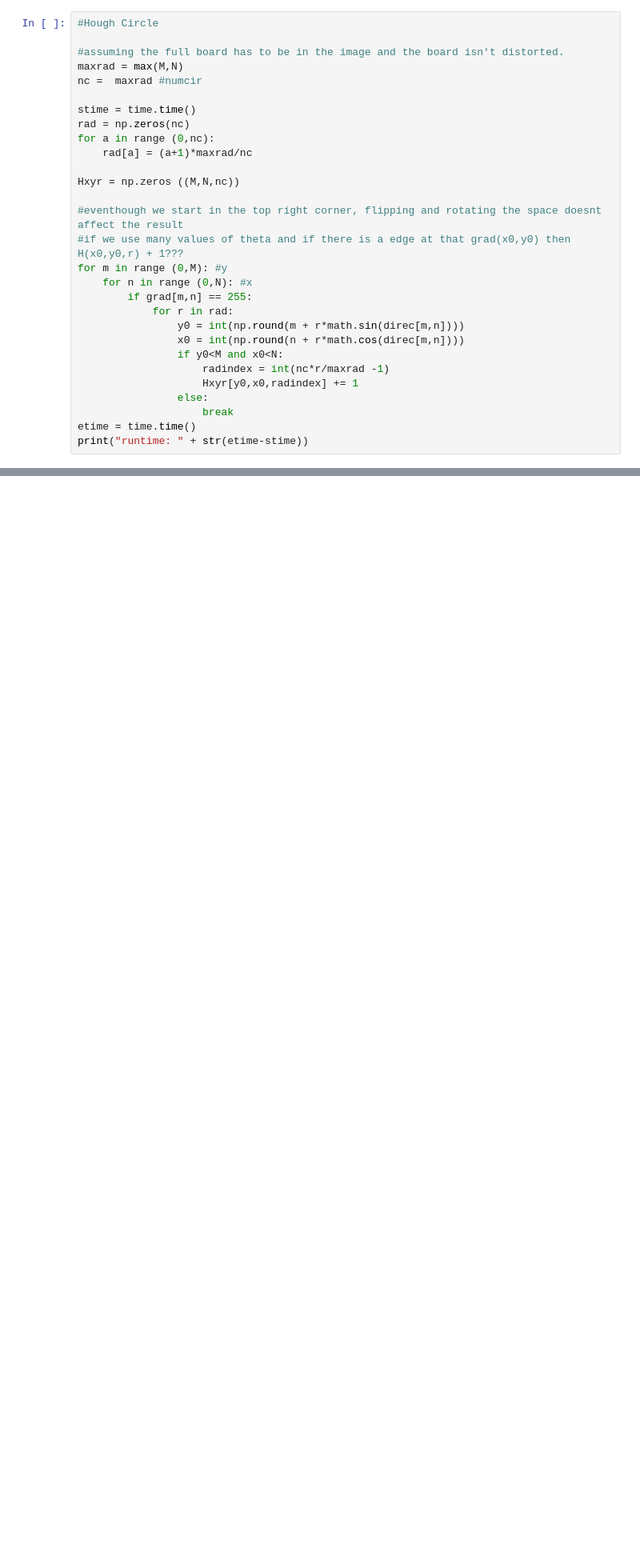
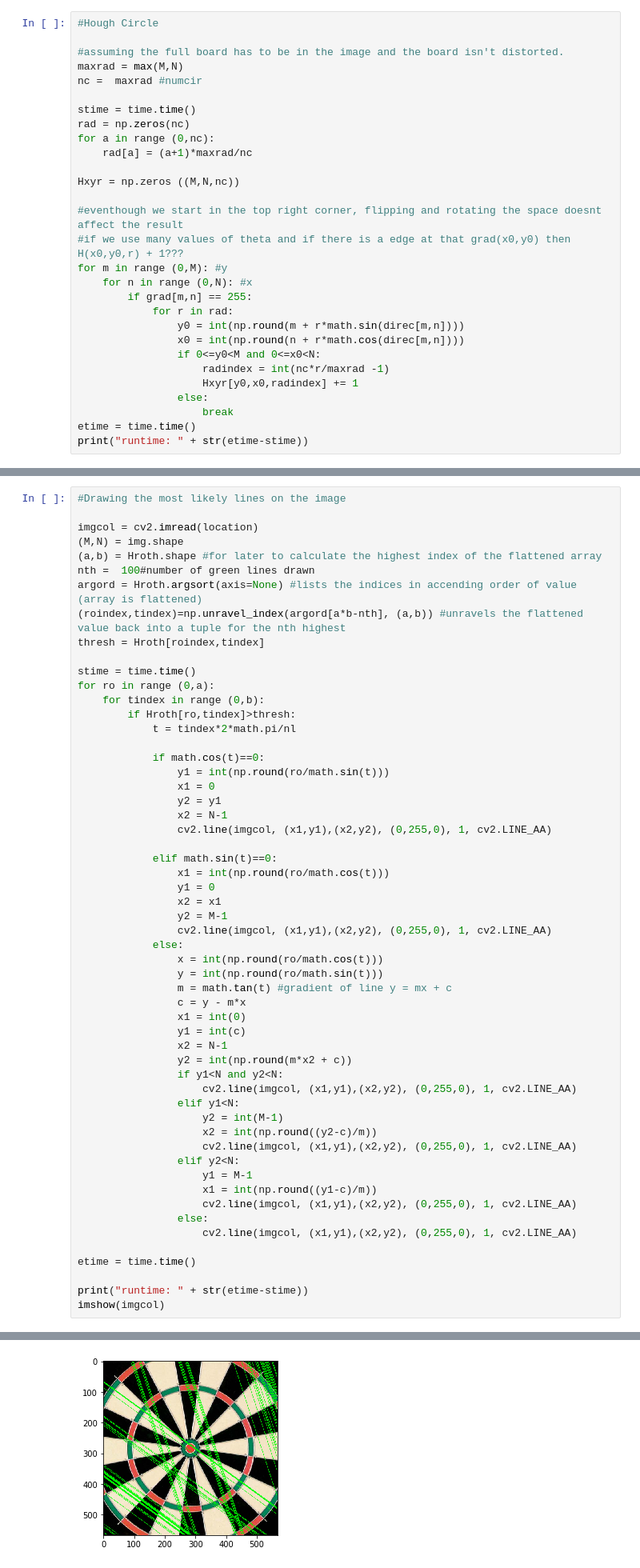
Before and after one commit to kheeran/COMS30121-Image-Processing-and-Computer-Vision, a Jupyter notebook: Q3/Q3.ipynb, the cells around one changed output, grey strips where cells are left out. Shown at 80% size. Drawn from its saved outputs; the diff is of its cells as text; blank space fills up the shorter version.

Commit message:
Q3: Hough line

```diff
--- a/Q3/Q3.ipynb
+++ b/Q3/Q3.ipynb
@@ -58,7 +59,7 @@ for m in range (0,M): #y
             for r in rad:
                 y0 = int(np.round(m + r*math.sin(direc[m,n])))
                 x0 = int(np.round(n + r*math.cos(direc[m,n])))
-                if y0<M and x0<N:
+                if 0<=y0<M and 0<=x0<N:
                     radindex = int(nc*r/maxrad -1)
                     Hxyr[y0,x0,radindex] += 1
                 else:
@@ -117,0 +126,57 @@ array([[[0., 0., 0., ..., 1., 1., 1.],
+# %%
+#Drawing the most likely lines on the image
+
+imgcol = cv2.imread(location)
+(M,N) = img.shape
+(a,b) = Hroth.shape #for later to calculate the highest index of the flattened array
+nth =  100#number of green lines drawn
+argord = Hroth.argsort(axis=None) #lists the indices in accending order of value (array is flattened)
+(roindex,tindex)=np.unravel_index(argord[a*b-nth], (a,b)) #unravels the flattened value back into a tuple for the nth highest
+thresh = Hroth[roindex,tindex]
+
+stime = time.time()
+for ro in range (0,a):
+    for tindex in range (0,b):
+        if Hroth[ro,tindex]>thresh:
+            t = tindex*2*math.pi/nl
+
+            if math.cos(t)==0:
+                y1 = int(np.round(ro/math.sin(t)))
+                x1 = 0
+                y2 = y1
+                x2 = N-1
+                cv2.line(imgcol, (x1,y1),(x2,y2), (0,255,0), 1, cv2.LINE_AA)
+
+            elif math.sin(t)==0:
+                x1 = int(np.round(ro/math.cos(t)))
+                y1 = 0
+                x2 = x1
+                y2 = M-1
+                cv2.line(imgcol, (x1,y1),(x2,y2), (0,255,0), 1, cv2.LINE_AA)
+            else:
+                x = int(np.round(ro/math.cos(t)))
+                y = int(np.round(ro/math.sin(t)))
+                m = math.tan(t) #gradient of line y = mx + c
+                c = y - m*x
+                x1 = int(0)
+                y1 = int(c)
+                x2 = N-1
+                y2 = int(np.round(m*x2 + c))
+                if y1<N and y2<N:
+                    cv2.line(imgcol, (x1,y1),(x2,y2), (0,255,0), 1, cv2.LINE_AA)
+                elif y1<N:
+                    y2 = int(M-1)
+                    x2 = int(np.round((y2-c)/m))
+                    cv2.line(imgcol, (x1,y1),(x2,y2), (0,255,0), 1, cv2.LINE_AA)
+                elif y2<N:
+                    y1 = M-1
+                    x1 = int(np.round((y1-c)/m))
+                    cv2.line(imgcol, (x1,y1),(x2,y2), (0,255,0), 1, cv2.LINE_AA)
+                else:
+                    cv2.line(imgcol, (x1,y1),(x2,y2), (0,255,0), 1, cv2.LINE_AA)
+
+etime = time.time()
+
+print("runtime: " + str(etime-stime))
+imshow(imgcol)
+# %% [output]
@@ -117,0 +184 @@ array([[[0., 0., 0., ..., 1., 1., 1.],
+[figure, added]
```
Also changed, not shown: parts of 5 cells of this notebook.
